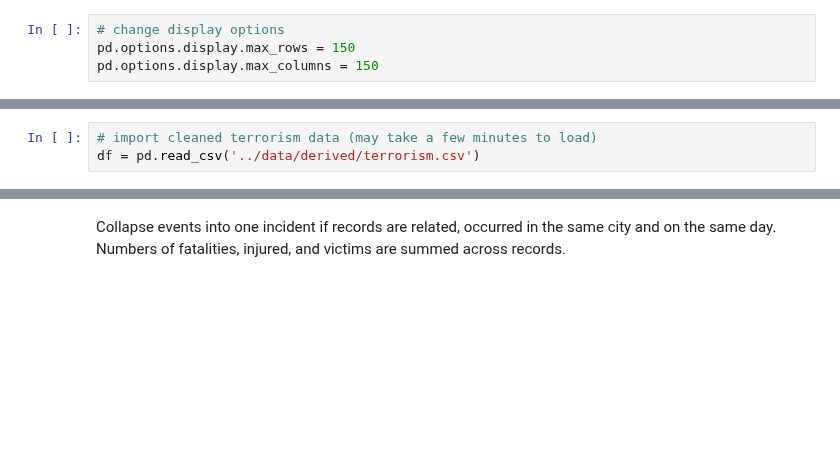
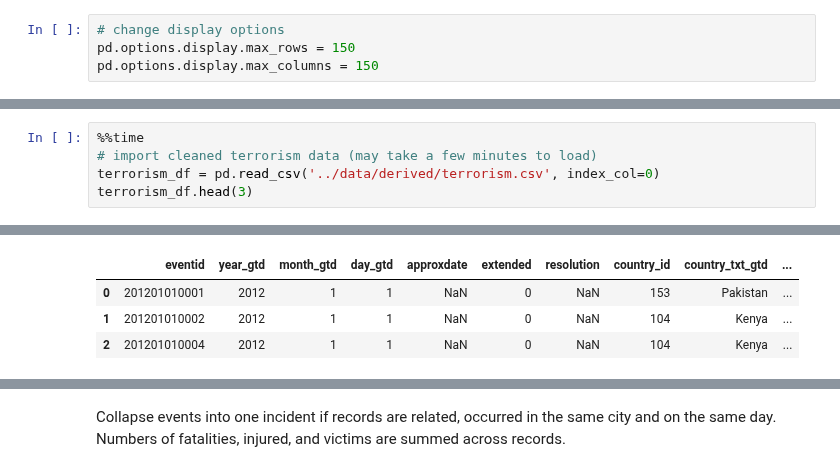
Before and after one commit to brooke-l-hawkins/milestone-i-project, a Jupyter notebook: code/join_data.ipynb, the cells around one changed output, grey strips where cells are left out. Saved outputs shown, nothing was run; the diff lists cells and outputs as text; blank space fills up the shorter version.

```diff
--- a/code/join_data.ipynb
+++ b/code/join_data.ipynb
@@ -11,3 +32,6 @@ pd.options.display.max_columns = 150
 # %%
+%%time
 # import cleaned terrorism data (may take a few minutes to load)
-df = pd.read_csv('../data/derived/terrorism.csv')
+terrorism_df = pd.read_csv('../data/derived/terrorism.csv', index_col=0)
+terrorism_df.head(3)
+# %% [output]
@@ -13,0 +40,4 @@ df = pd.read_csv('../data/derived/terrorism.csv')
+|  | eventid | year_gtd | month_gtd | day_gtd | approxdate | extended | resolution | country_id | country_txt_gtd | ... |
+| 0 | 201201010001 | 2012 | 1 | 1 | NaN | 0 | NaN | 153 | Pakistan | ... |
+| 1 | 201201010002 | 2012 | 1 | 1 | NaN | 0 | NaN | 104 | Kenya | ... |
+| 2 | 201201010004 | 2012 | 1 | 1 | NaN | 0 | NaN | 104 | Kenya | ... |
```
Also changed, not shown: parts of 30 cells of this notebook, 1 other file.
